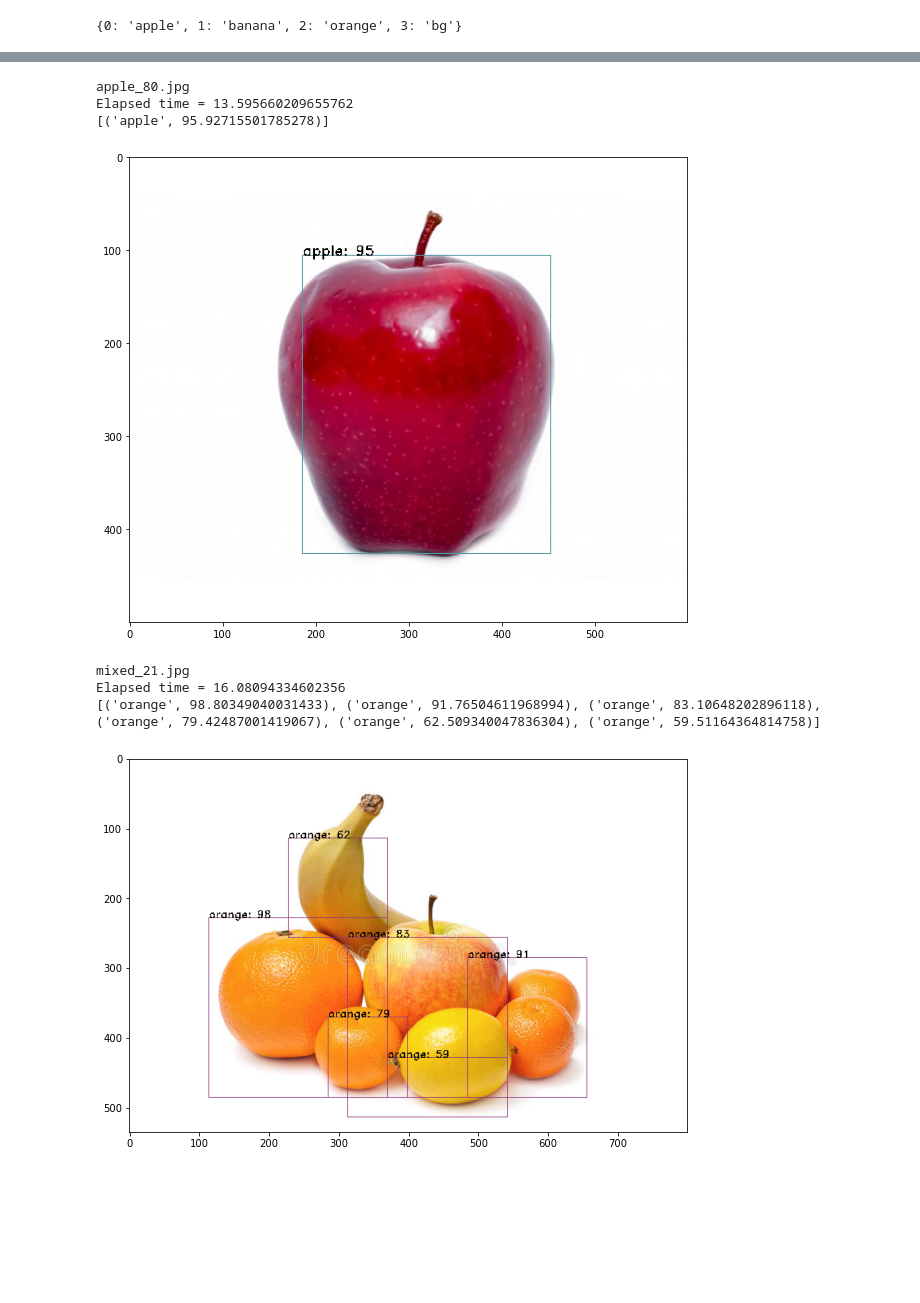
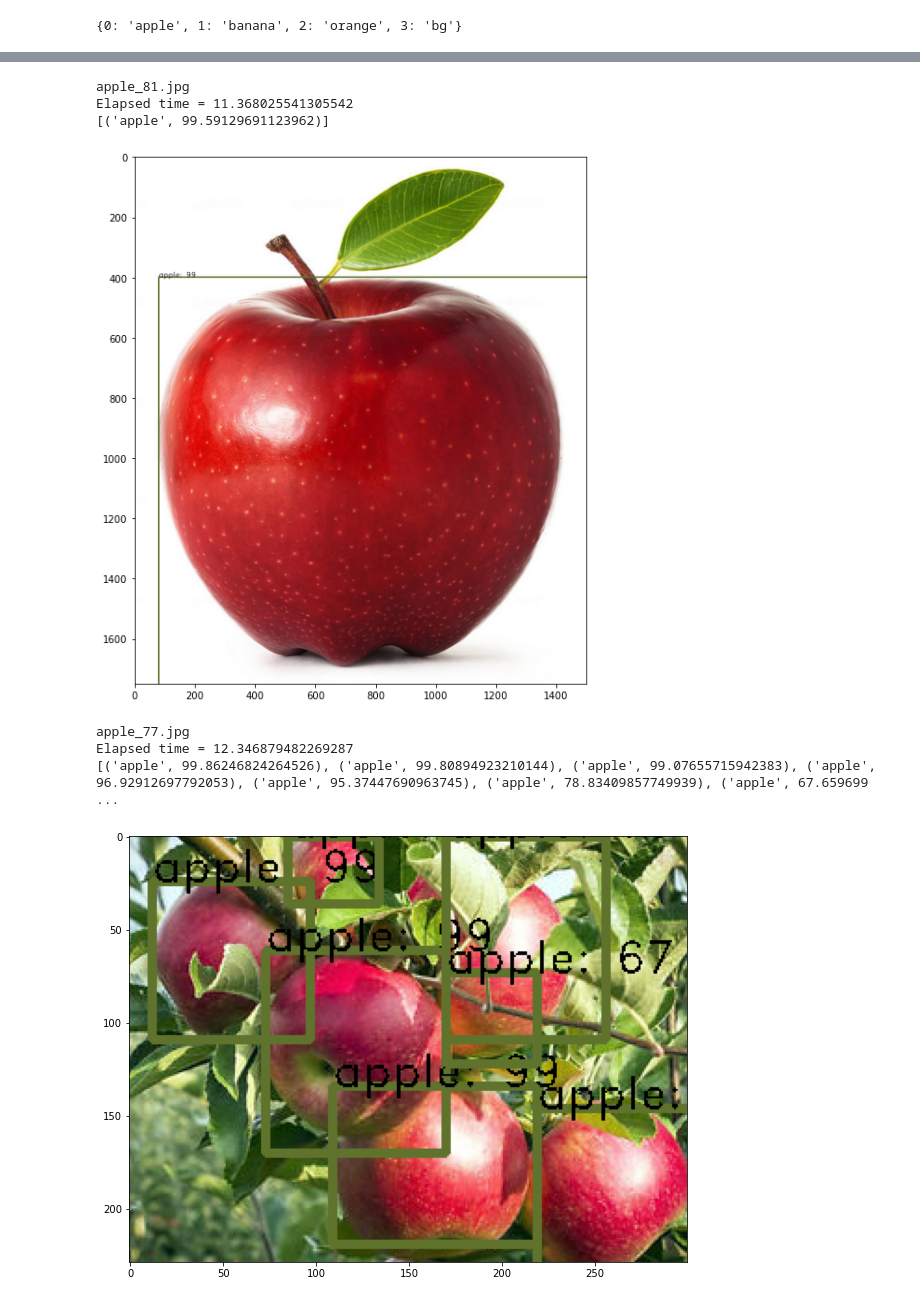
Before and after one commit to PeihangXu/DL_final_project_object_detection, a Jupyter notebook: FRCNN_test.ipynb, the cells around one changed output, grey strips where cells are left out. Saved outputs shown, nothing was run; the diff lists cells and outputs as text; code cells hidden in the pictures; blank space fills up the shorter version.

```diff
--- a/FRCNN_test.ipynb
+++ b/FRCNN_test.ipynb
@@ -1244,3 +894,4 @@ def class_loss_cls(y_true, y_pred):
 # %%
-model_rpn = tf.keras.models.load_model('stuffs/model/model_rpn.h5')
-model_classifier = tf.keras.models.load_model('stuffs/model/model_classifier.h5')
+# import keras
+# model_rpn2 = keras.models.load_model('stuffs/model/model_rpn.h5')
+# model_classifier2 = keras.models.load_model('stuffs/model/model_classifier.h5')
@@ -1267,8 +918,8 @@ all_imgs = []
 classes = {}
 # %%
 idx=0
-img_name='banana_82.jpg'
-bbox_threshold = 0.5
+img_name='apple_81.jpg'
+bbox_threshold = 0.7
 print(img_name)
 st = time.time()
 filepath = os.path.join(test_base_path, img_name)
@@ -1348,14 +999,14 @@ all_dets = []
 for key in bboxes:
     bbox = np.array(bboxes[key])
 
-    new_boxes, new_probs = non_max_suppression_fast(bbox, np.array(probs[key]), overlap_thresh=0.2)
+    new_boxes, new_probs = non_max_suppression_fast(bbox, np.array(probs[key]), overlap_thresh=0.25)
     for jk in range(new_boxes.shape[0]):
         (x1, y1, x2, y2) = new_boxes[jk,:]
 
         # Calculate real coordinates on original image
         (real_x1, real_y1, real_x2, real_y2) = get_real_coordinates(ratio, x1, y1, x2, y2)
 
-        cv2.rectangle(img,(real_x1, real_y1), (real_x2, real_y2),(int(class_to_color[key][0]), int(class_to_color[key][1]), int(class_to_color[key][2])),1)
+        cv2.rectangle(img,(real_x1, real_y1), (real_x2, real_y2), (int(class_to_color[key][0]), int(class_to_color[key][1]), int(class_to_color[key][2])),4)
 
         textLabel = '{}: {}'.format(key,int(100*new_probs[jk]))
         all_dets.append((key,100*new_probs[jk]))
@@ -1363,14 +1014,15 @@ for key in bboxes:
         (retval,baseLine) = cv2.getTextSize(textLabel,cv2.FONT_HERSHEY_COMPLEX,1,1)
         textOrg = (real_x1, real_y1-0)
 
-#         cv2.rectangle(img, (textOrg[0] - 5, textOrg[1]+baseLine - 5), (textOrg[0]+retval[0] + 5, textOrg[1]-retval[1] - 5), (0, 0, 0), 1)
-#         cv2.rectangle(img, (textOrg[0] - 5,textOrg[1]+baseLine - 5), (textOrg[0]+retval[0] + 5, textOrg[1]-retval[1] - 5), (255, 255, 255), -1)
-        cv2.putText(img, textLabel, textOrg, cv2.FONT_HERSHEY_DUPLEX, 0.5, (0, 0, 0), 1)
+        cv2.rectangle(img, (textOrg[0] - 5, textOrg[1]+baseLine - 5), (textOrg[0]+retval[0] + 5, textOrg[1]-retval[1] - 5), (0, 0, 0), 1)
+        cv2.rectangle(img, (textOrg[0] - 5,textOrg[1]+baseLine - 5), (textOrg[0]+retval[0] + 5, textOrg[1]-retval[1] - 5), (255, 255, 255), -1)
+        cv2.putText(img, textLabel, textOrg, cv2.FONT_HERSHEY_DUPLEX, 2, (0, 0, 0), 1)
 
 print('Elapsed time = {}'.format(time.time() - st))
 print(all_dets)
 plt.figure(figsize=(10,10))
-# plt.grid()
+plt.grid()
 plt.imshow(cv2.cvtColor(img,cv2.COLOR_BGR2RGB))
+plt.savefig(img_name)
 plt.show()
 # %% [output]
@@ -1385,5 +1033,7 @@ F.shape
+# %%
+imgs_path = ['apple_81.jpg','apple_77.jpg','banana_82.jpg', 'orange_93.jpg','mixed_25.jpg']
 # %%
-# If the box classification value is less than this, we ignore this box
+# # If the box classification value is less than this, we ignore this box
 bbox_threshold = 0.5
 
 
@@ -1464,42 +1114,42 @@ for idx, img_name in enumerate(imgs_path):
             bboxes[cls_name].append([C.rpn_stride*x, C.rpn_stride*y, C.rpn_stride*(x+w), C.rpn_stride*(y+h)])
             probs[cls_name].append(np.max(P_cls[0, ii, :]))
 
     all_dets = []
 
     for key in bboxes:
         bbox = np.array(bboxes[key])
 
         new_boxes, new_probs = non_max_suppression_fast(bbox, np.array(probs[key]), overlap_thresh=0.2) #less threshold means selecting less boxes
         for jk in range(new_boxes.shape[0]):
             (x1, y1, x2, y2) = new_boxes[jk,:]
 
             # Calculate real coordinates on original image
             (real_x1, real_y1, real_x2, real_y2) = get_real_coordinates(ratio, x1, y1, x2, y2)
 
-            cv2.rectangle(img,(real_x1, real_y1), (real_x2, real_y2),(int(class_to_color[key][0]), int(class_to_color[key][1]), int(class_to_color[key][2])),1)
+            cv2.rectangle(img,(real_x1, real_y1), (real_x2, real_y2),(int(class_to_color[key][0]), int(class_to_color[key][1]), int(class_to_color[key][2])),3)
 
             textLabel = '{}: {}'.format(key,int(100*new_probs[jk]))
             all_dets.append((key,100*new_probs[jk]))
 
             (retval,baseLine) = cv2.getTextSize(textLabel,cv2.FONT_HERSHEY_COMPLEX,1,1)
             textOrg = (real_x1, real_y1-0)
 
-    #         cv2.rectangle(img, (textOrg[0] - 5, textOrg[1]+baseLine - 5), (textOrg[0]+retval[0] + 5, textOrg[1]-retval[1] - 5), (0, 0, 0), 1)
-    #         cv2.rectangle(img, (textOrg[0] - 5,textOrg[1]+baseLine - 5), (textOrg[0]+retval[0] + 5, textOrg[1]-retval[1] - 5), (255, 255, 255), -1)
-            cv2.putText(img, textLabel, textOrg, cv2.FONT_HERSHEY_DUPLEX, 0.5, (0, 0, 0), 1)
+#             cv2.rectangle(img, (textOrg[0] - 5, textOrg[1]+baseLine - 5), (textOrg[0]+retval[0] + 5, textOrg[1]-retval[1] - 5), (0, 0, 0), 1)
+#             cv2.rectangle(img, (textOrg[0] - 5,textOrg[1]+baseLine - 5), (textOrg[0]+retval[0] + 5, textOrg[1]-retval[1] - 5), (255, 255, 255), -1)
+            cv2.putText(img, textLabel, textOrg, cv2.FONT_HERSHEY_DUPLEX, 0.8, (0, 0, 0), 1)
 
     print('Elapsed time = {}'.format(time.time() - st))
     print(all_dets)
     plt.figure(figsize=(10,10))
     # plt.grid()
     plt.imshow(cv2.cvtColor(img,cv2.COLOR_BGR2RGB))
     plt.show()
 # %% [output]
-apple_80.jpg
-Elapsed time = 13.595660209655762
-[('apple', 95.92715501785278)]
+apple_81.jpg
+Elapsed time = 11.368025541305542
+[('apple', 99.59129691123962)]
-[figure, old version]
+[figure, new version]
-mixed_21.jpg
-Elapsed time = 16.08094334602356
-[('orange', 98.80349040031433), ('orange', 91.76504611968994), ('orange', 83.10648202896118), ('orange', 79.42487001419067), ('orange', 62.509340047836304), ('orange', 59.51164364814758)]
+apple_77.jpg
+Elapsed time = 12.346879482269287
+[('apple', 99.86246824264526), ('apple', 99.80894923210144), ('apple', 99.07655715942383), ('apple', 96.92912697792053), ('apple', 95.37447690963745), ('apple', 78.83409857749939), ('apple', 67.659699 ...
-[figure, old version]
+[figure, new version]
```
Also changed, not shown: parts of 90 cells of this notebook, 9 other files.
